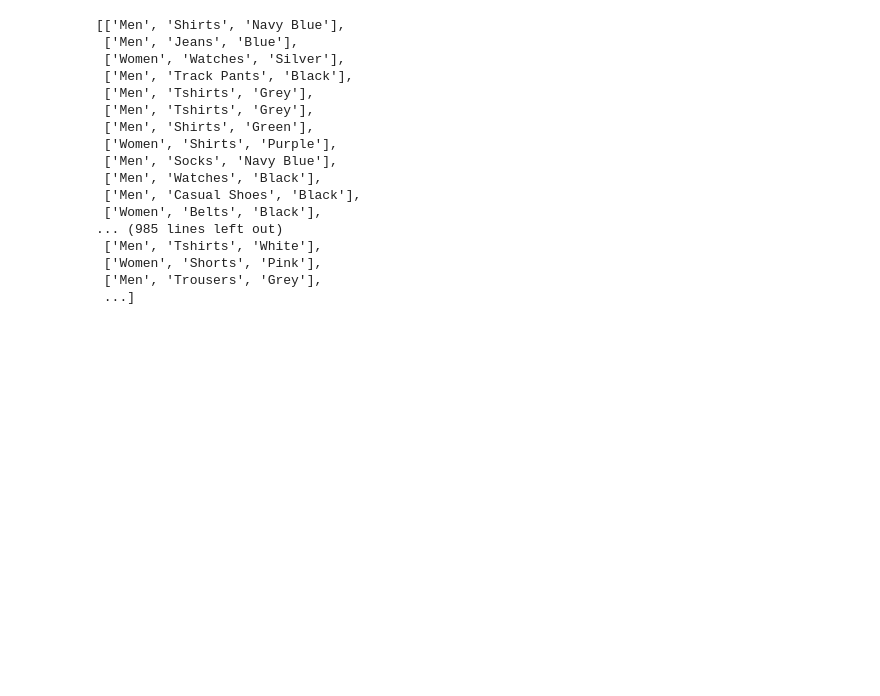
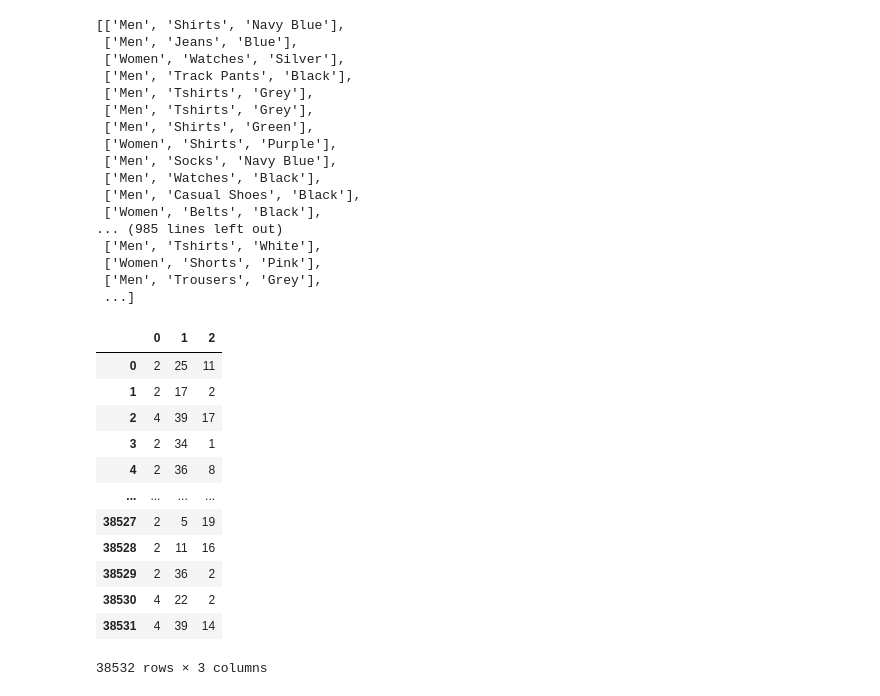
Before and after one commit to jaemin-capslock/fashion-project, a Jupyter notebook: initial_overview.ipynb, the cells around one changed output. Cells and saved outputs as stored; diff of their text form; code cells hidden in the pictures; blank space fills up the shorter version.

Commit message:
some more data prep

```diff
--- a/initial_overview.ipynb
+++ b/initial_overview.ipynb
@@ -172,5 +172,22 @@ array_form_values
 # %%
 encoded_labels = enc.fit_transform(array_form_values)
 encoded_labels = encoded_labels.astype(int)
+# %%
+enc_labels_df = pd.DataFrame(encoded_labels)
+enc_labels_df
+# %% [output]
+|  | 0 | 1 | 2 |
+| 0 | 2 | 25 | 11 |
+| 1 | 2 | 17 | 2 |
+| 2 | 4 | 39 | 17 |
+| 3 | 2 | 34 | 1 |
+| 4 | 2 | 36 | 8 |
+| ... | ... | ... | ... |
+| 38527 | 2 | 5 | 19 |
+| 38528 | 2 | 11 | 16 |
+| 38529 | 2 | 36 | 2 |
+| 38530 | 4 | 22 | 2 |
+| 38531 | 4 | 39 | 14 |
+38532 rows × 3 columns
 # %%
 # Check if enc works backwards as well
```
Also changed, not shown: parts of 8 cells of this notebook.
